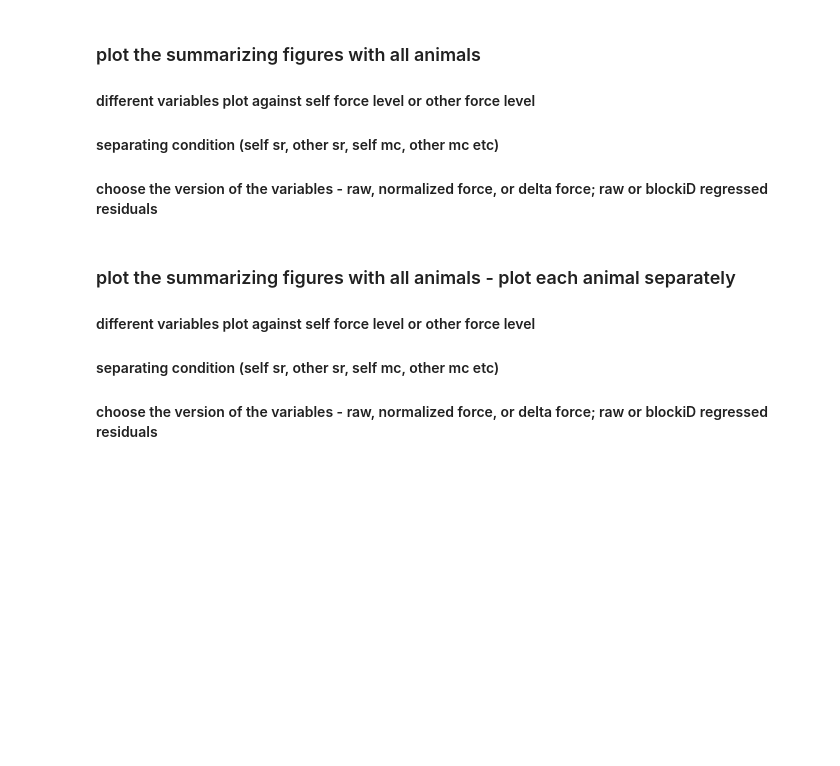
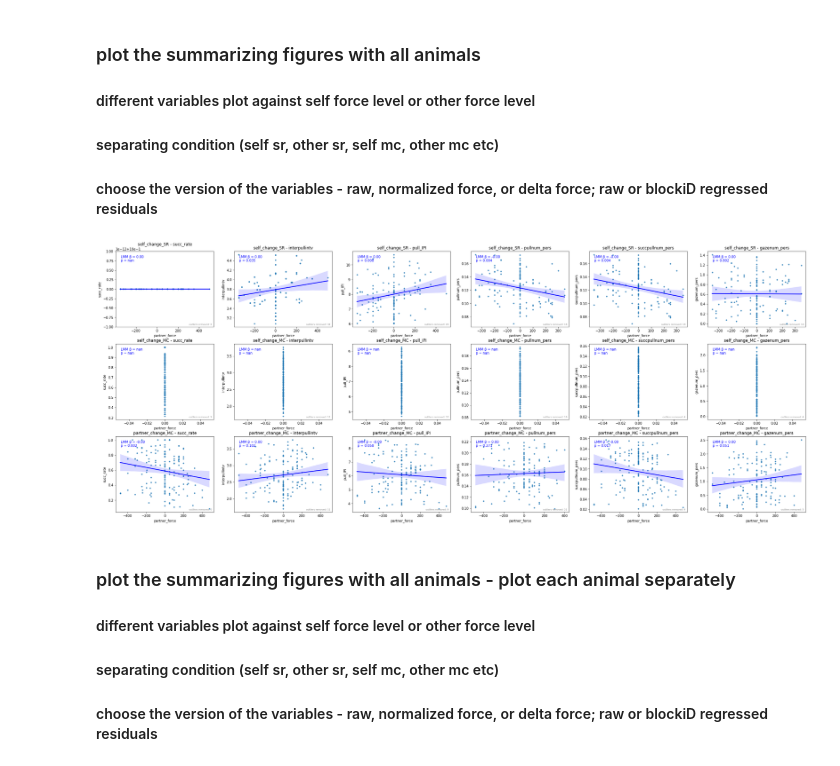
Before and after one commit to wilburshi/analysis_code_all_task_coditions, a Jupyter notebook: 3d_recontruction_analysis_forceManipulation_task_and_neural_analysis/BasicBhvAna_singlecam_wholebodylabels_allsessions_basicEvents_allanimal_summary.ipynb, the cells around one changed output. Saved outputs shown, nothing was run; the diff lists cells and outputs as text; code cells hidden in the pictures; blank space fills up the shorter version.

```diff
--- a/3d_recontruction_analysis_forceManipulation_task_and_neural_analysis/BasicBhvAna_singlecam_wholebodylabels_allsessions_basicEvents_allanimal_summary.ipynb
+++ b/3d_recontruction_analysis_forceManipulation_task_and_neural_analysis/BasicBhvAna_singlecam_wholebodylabels_allsessions_basicEvents_allanimal_summary.ipynb
@@ -926,7 +1243,7 @@ summary_all_tgt = summary_all_results_deltapreforce
 
 nTrialConds = summary_all_tgt['forceContType'].nunique()
 
-xplottype = 'self_force'   # 'self_force' or 'partner_force' or 'subblockID'
+xplottype = 'partner_force'   # 'self_force' or 'partner_force' or 'subblockID'
 
 yplottypes = [
     'succ_rate','interpullintv','pull_IPI',
@@ -934,6 +1251,18 @@ yplottypes = [
 ]
 
 nyplottypes = len(yplottypes)
+
+# ---- y-axis outlier removal (per panel, before plotting/stats) ----
+remove_y_outliers = True
+outlier_k = 0.75               # IQR multiplier: keep q1 - k*IQR <= y <= q3 + k*IQR
+outlier_by_animal = False   # False: one IQR across the whole panel
+                              # True:  IQR computed separately for each animal in the panel
+
+def remove_outliers_y(data, y, k=1.5):
+    """Keep rows whose y lies within [q1 - k*IQR, q3 + k*IQR]."""
+    q1, q3 = data[y].quantile([0.25, 0.75])
+    iqr = q3 - q1
+    return data[data[y].between(q1 - k * iqr, q3 + k * iqr)]
 
 # ================= FIGURE SETUP =================
 fig, axes = plt.subplots(
@@ -960,8 +1289,23 @@ for i, condition in enumerate(unique_conditions):
             ['self_animal', xplottype, yplot]
         ].replace([np.inf, -np.inf], np.nan).dropna()
 
+        # ---------- Y OUTLIER REMOVAL ----------
+        n_out = 0
+        if remove_y_outliers and len(data_cleaned) > 0:
+            n_before = len(data_cleaned)
+            if outlier_by_animal:
+                data_cleaned = (data_cleaned.groupby('self_animal', group_keys=False)
+                                    .apply(lambda g: remove_outliers_y(g, yplot, outlier_k)))
+            else:
+                data_cleaned = remove_outliers_y(data_cleaned, yplot, outlier_k)
+            n_out = n_before - len(data_cleaned)
+
         if len(data_cleaned) < 5:
             continue
+
+        if remove_y_outliers:
+            ax.text(0.98, 0.02, f"outliers removed: {n_out}",
+                    transform=ax.transAxes, ha='right', va='bottom', fontsize=7, color='gray')
 
         # # remove when the delta force is zero
         # data_cleaned = data_cleaned[data_cleaned['self_force']!=0]
@@ -978,28 +1322,45 @@ for i, condition in enumerate(unique_conditions):
         )
 
         # ---------- LMM ----------
-        data_lmm = data_cleaned.rename(
-            columns={xplottype: 'x', yplot: 'y'}
-        )
+        if 1:
+            data_lmm = data_cleaned.rename(
+                columns={xplottype: 'x', yplot: 'y'}
+            )
 
-        try:
-            model = smf.mixedlm(
-                "y ~ x",
-                data=data_lmm,
-                groups=data_lmm["self_animal"]
+            try:
+                model = smf.mixedlm(
+                    "y ~ x",
+                    data=data_lmm,
+                    groups=data_lmm["self_animal"]
+                )
+                fit = model.fit(method='lbfgs', disp=False)
+
+                beta = fit.params['x']
+                p_value = fit.pvalues['x']
+
+            except:
+                beta = np.nan
+                p_value = np.nan
+
+            stat_label = 'LMM'
+
+        # ---------- REGRESSION ----------
+        if 0:
+            data_reg = data_cleaned[[xplottype, yplot]].dropna().rename(
+                columns={xplottype: 'x', yplot: 'y'}
             )
-            fit = model.fit(method='lbfgs', disp=False)
+            try:
+                slope, intercept, r, p_value, se = st.linregress(data_reg['x'], data_reg['y'])
+                beta = slope
+            except:
+                beta = np.nan
+                p_value = np.nan
 
-            beta = fit.params['x']
-            p_value = fit.pvalues['x']
-
-        except:
-            beta = np.nan
-            p_value = np.nan
+            stat_label = 'Reg'
 
         ax.text(
             0.05, 0.95,
-            f"LMM β = {beta:.2f}\np = {p_value:.3f}",
+            f"{stat_label} β = {beta:.2f}\np = {p_value:.3f}",
             transform=ax.transAxes,
             fontsize=10,
             verticalalignment='top',
@@ -1010,33 +1371,35 @@ for i, condition in enumerate(unique_conditions):
         ax.set_title(f"{condition} - {yplot}")
 
         if i == nTrialConds - 1:
             ax.set_xlabel(xplottype)
 
         if j == 0:
             ax.set_ylabel(yplot)
 
 # plt.show()
 
 # ================= SAVE =================
 savefigs = 1
 
 if savefigs:
 
     figsavefolder = (
         data_saved_folder +
         'figs_for_BasicBhvAna_singlecam_wholebodylabels_allsessions_basicEvents_allanimal_summary/' +
         savefile_sufix + '/' + cameraID + '/'
     )
 
     os.makedirs(figsavefolder, exist_ok=True)
 
     fig.savefig(
         figsavefolder +
         xplottype +
         "level_vs_bhvvariables_allanimal_allcondition_versionof_" +
         datatypename +
         ".pdf"
     )
+# %% [output]
+[figure, added]
 # %%
 data_cleaned[data_cleaned['self_force']!=0]
 # %% [markdown]
```
Also changed, not shown: parts of 14 cells of this notebook, 6 other files.
